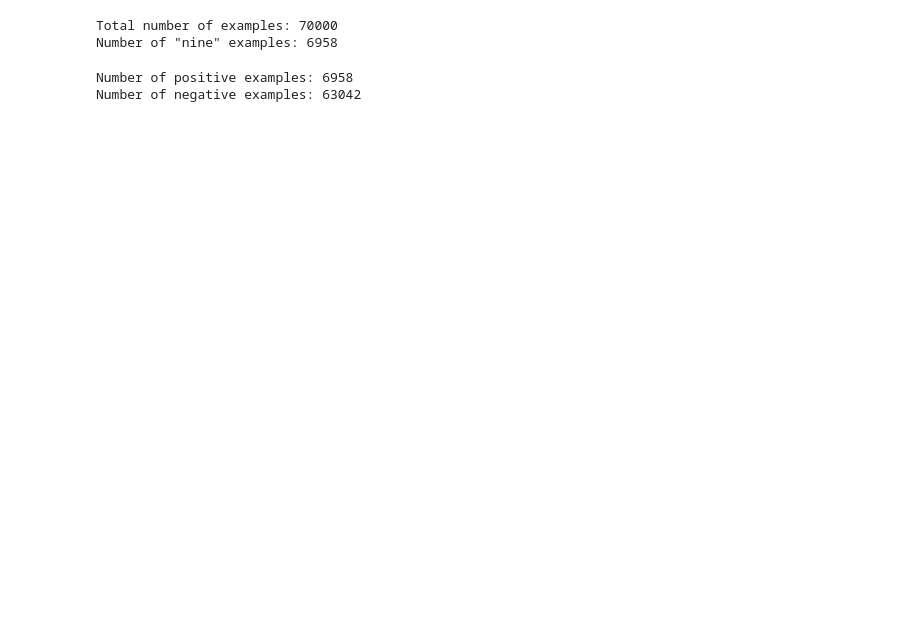
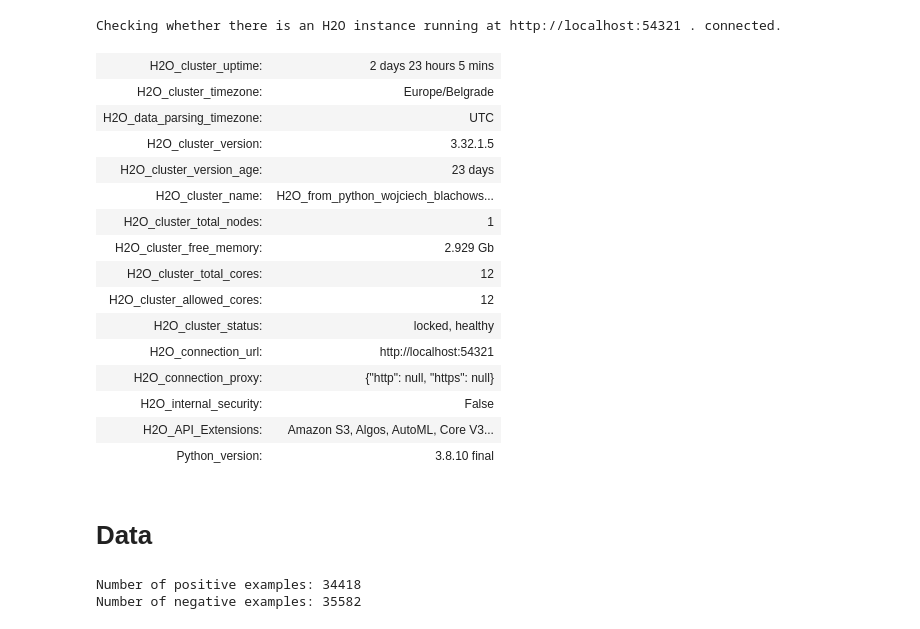
Before and after one commit to wblachowski/models-calibration, a Jupyter notebook: NineOrNein.ipynb, the cells around one changed output. Cells and saved outputs as stored; diff of their text form; code cells hidden in the pictures; blank space fills up the shorter version.

```diff
--- a/NineOrNein.ipynb
+++ b/NineOrNein.ipynb
@@ -1,38 +1,57 @@
 # %%
 from sklearn.datasets import fetch_openml
 import matplotlib.pyplot as plt
 import numpy as np
 from collections import Counter
 from sklearn.model_selection import train_test_split
 from sklearn.preprocessing import StandardScaler
 from sklearn.calibration import calibration_curve
 from sklearn.metrics import brier_score_loss
 from sklearn.linear_model import LinearRegression
 from sklearn.isotonic import IsotonicRegression
-from sklearn.ensemble import RandomForestClassifier
-from sklearn import datasets
 from sklearn.naive_bayes import GaussianNB
 from sklearn.linear_model import LogisticRegression
 from sklearn.ensemble import RandomForestClassifier
 from sklearn.svm import LinearSVC
-from sklearn.neural_network import MLPClassifier
+from utils import plot_sample
+import h2o
+from h2o.estimators import H2ODeepLearningEstimator, H2OEstimator
+import pandas as pd
+h2o.init()
+h2o.no_progress()
+# %% [output]
+Checking whether there is an H2O instance running at http://localhost:54321 . connected.
+| H2O_cluster_uptime: | 2 days 23 hours 5 mins |
+| H2O_cluster_timezone: | Europe/Belgrade |
+| H2O_data_parsing_timezone: | UTC |
+| H2O_cluster_version: | 3.32.1.5 |
+| H2O_cluster_version_age: | 23 days |
+| H2O_cluster_name: | H2O_from_python_wojciech_blachows... |
+| H2O_cluster_total_nodes: | 1 |
+| H2O_cluster_free_memory: | 2.929 Gb |
+| H2O_cluster_total_cores: | 12 |
+| H2O_cluster_allowed_cores: | 12 |
+| H2O_cluster_status: | locked, healthy |
+| H2O_connection_url: | http://localhost:54321 |
+| H2O_connection_proxy: | {"http": null, "https": null} |
+| H2O_internal_security: | False |
+| H2O_API_Extensions: | Amazon S3, Algos, AutoML, Core V3... |
+| Python_version: | 3.8.10 final |
+# %% [markdown]
+# Data
 # %%
 X_full, y_full = fetch_openml('mnist_784', version=1, return_X_y=True, as_frame=False)
-print(f'Total number of examples: {len(X_full)}')
-print(f'Number of "nine" examples: {len(y_full[y_full=="9"])}')
-# %% [output]
-Total number of examples: 70000
-Number of "nine" examples: 6958
 # %%
-nines_idx = y_full == '9'
-X_positive = X_full[nines_idx]
-y_positive = y_full[nines_idx]
-X_negative = X_full[np.invert(nines_idx)]
-y_negative = y_full[np.invert(nines_idx)]
+positive_idx = y_full.astype(np.int32)%2==0
+negative_idx = np.invert(positive_idx)
+
+X_positive, y_positive = X_full[positive_idx], y_full[positive_idx]
+X_negative, y_negative = X_full[negative_idx], y_full[negative_idx]
+
 print(f'Number of positive examples: {len(X_positive)}')
 print(f'Number of negative examples: {len(X_negative)}')
 # %% [output]
-Number of positive examples: 6958
-Number of negative examples: 63042
+Number of positive examples: 34418
+Number of negative examples: 35582
 # %%
 permutation = np.random.permutation(len(X_negative))[:len(X_positive)]
```
Also changed, not shown: parts of 15 cells of this notebook.
